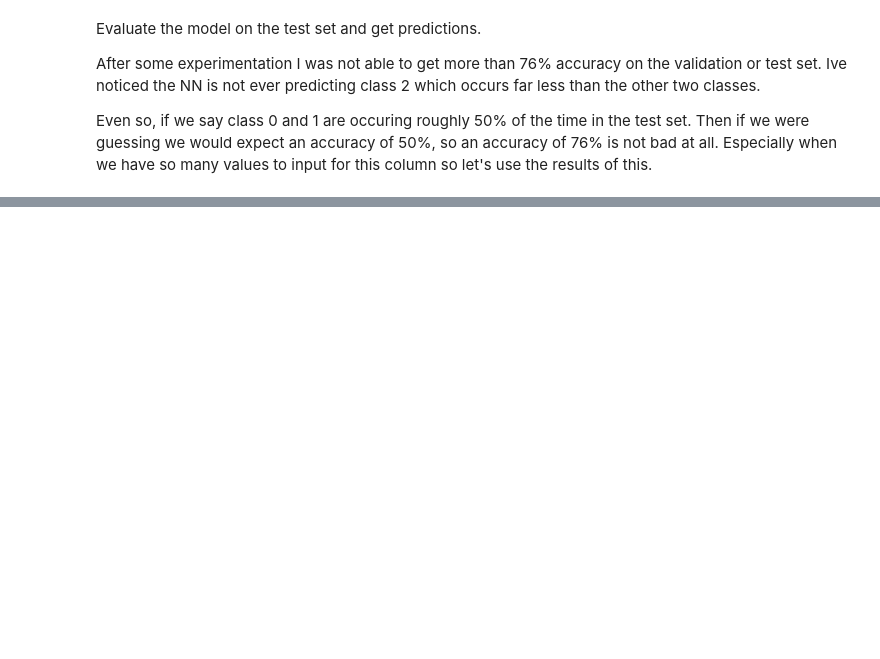
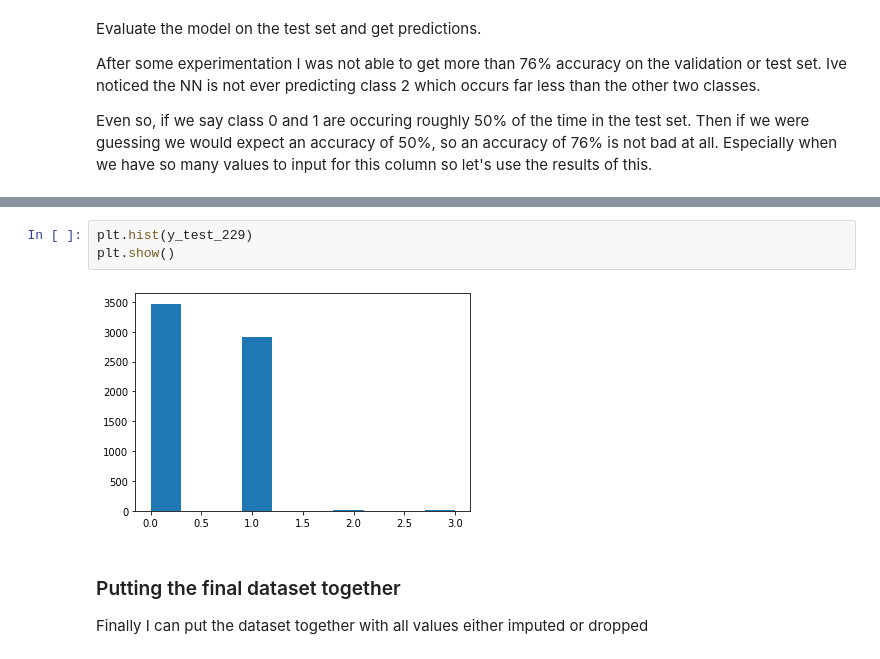
Before and after one commit to sdesilva26/Customer-Churn-Prediction, a Jupyter notebook: notebooks/Customer Churn Prediction.ipynb, the cells around one changed output, grey strips where cells are left out. Saved outputs shown, nothing was run; the diff lists cells and outputs as text; blank space fills up the shorter version.

```diff
--- a/notebooks/Customer Churn Prediction.ipynb
+++ b/notebooks/Customer Churn Prediction.ipynb
@@ -1456,0 +1542,8 @@ ValueError: Error when checking input: expected dense_156_input to have shape (2
+# %%
+plt.hist(y_test_229)
+plt.show()
+# %% [output]
+[figure, added]
+# %% [markdown]
+### Putting the final dataset together
+Finally I can put the dataset together with all values either imputed or dropped
```
Also changed, not shown: parts of 39 cells of this notebook.
